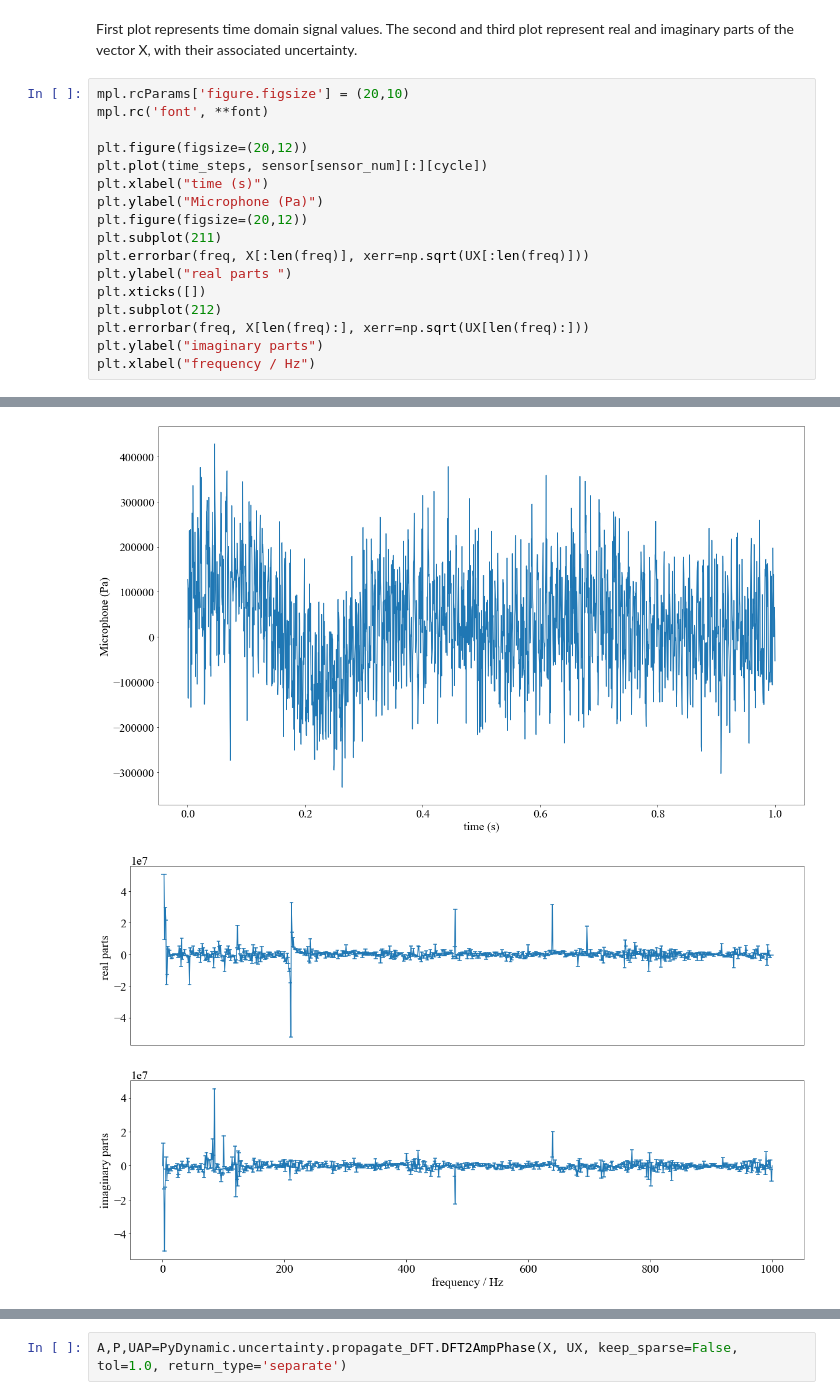
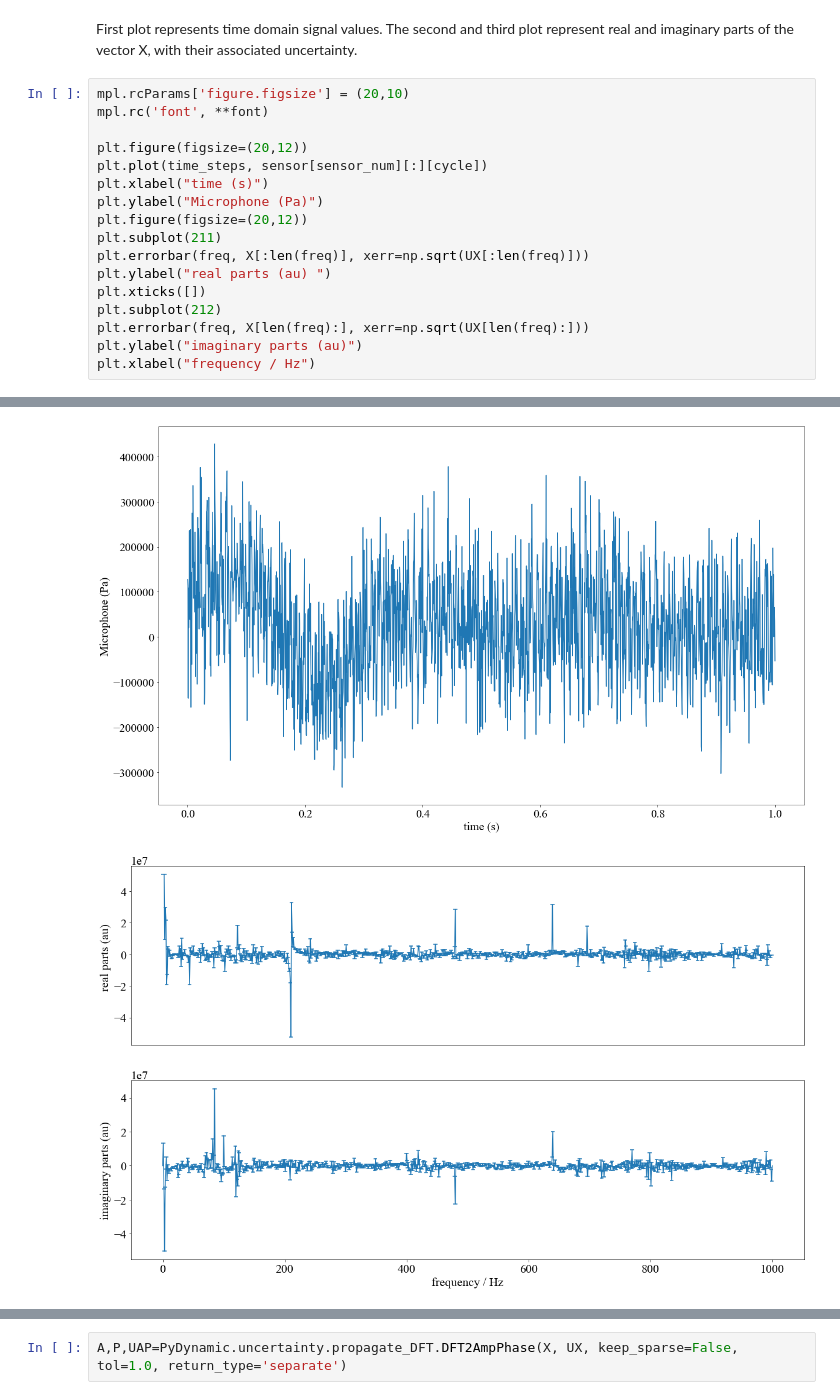
Before and after one commit to ehlimana/ZEMA-machine-learing-tutorials-uncertainty-evaluation, a Jupyter notebook: 1_FFT_and_Reconstruction.ipynb, the cells around one changed output, grey strips where cells are left out. Cells and saved outputs as stored; diff of their text form.

```diff
--- a/1_FFT_and_Reconstruction.ipynb
+++ b/1_FFT_and_Reconstruction.ipynb
@@ -201,22 +206,22 @@ First plot represents time domain signal values. The second and third plot repre
 # %%
 mpl.rcParams['figure.figsize'] = (20,10)
 mpl.rc('font', **font)
 
 plt.figure(figsize=(20,12))
 plt.plot(time_steps, sensor[sensor_num][:][cycle])
 plt.xlabel("time (s)")
 plt.ylabel("Microphone (Pa)")
 plt.figure(figsize=(20,12))
 plt.subplot(211)
 plt.errorbar(freq, X[:len(freq)], xerr=np.sqrt(UX[:len(freq)]))
-plt.ylabel("real parts ")
+plt.ylabel("real parts (au) ")
 plt.xticks([])
 plt.subplot(212)
 plt.errorbar(freq, X[len(freq):], xerr=np.sqrt(UX[len(freq):]))
-plt.ylabel("imaginary parts")
+plt.ylabel("imaginary parts (au)")
 plt.xlabel("frequency / Hz")
 # %% [output]
 Text(0.5, 0, 'frequency / Hz')
 [figure]
-[figure, old version]
+[figure, new version]
 # %% [markdown]
```
Also changed, not shown: parts of 19 cells of this notebook.
